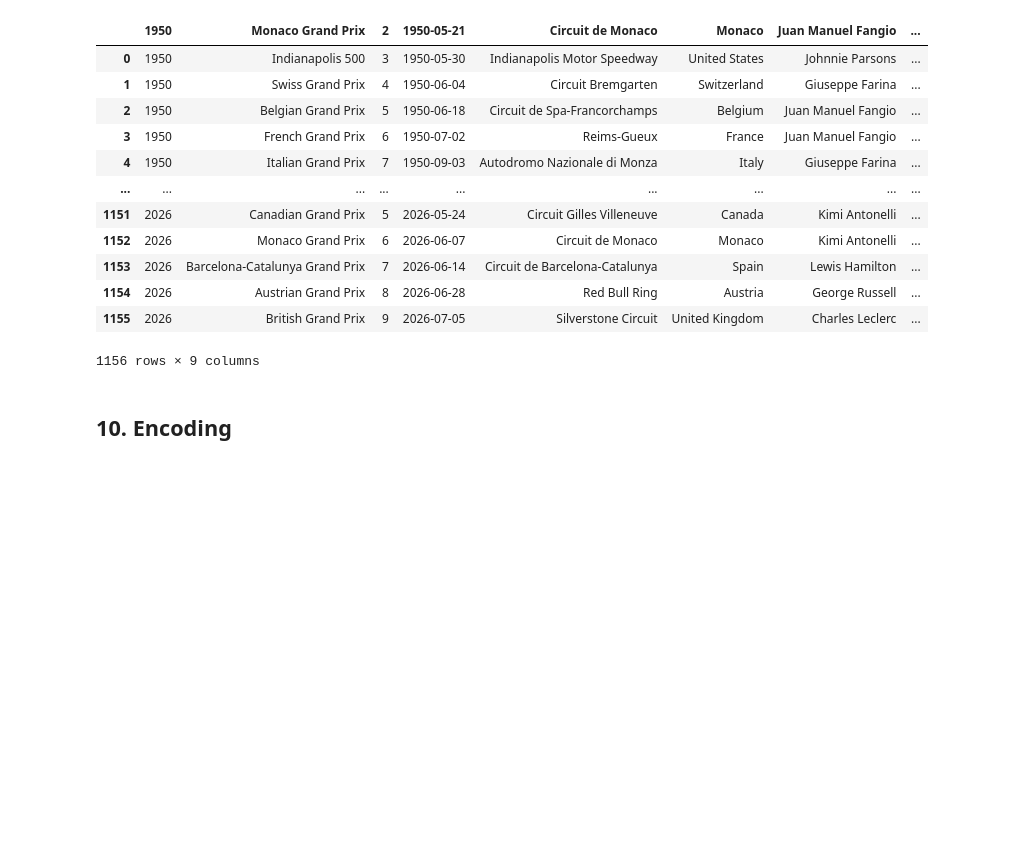
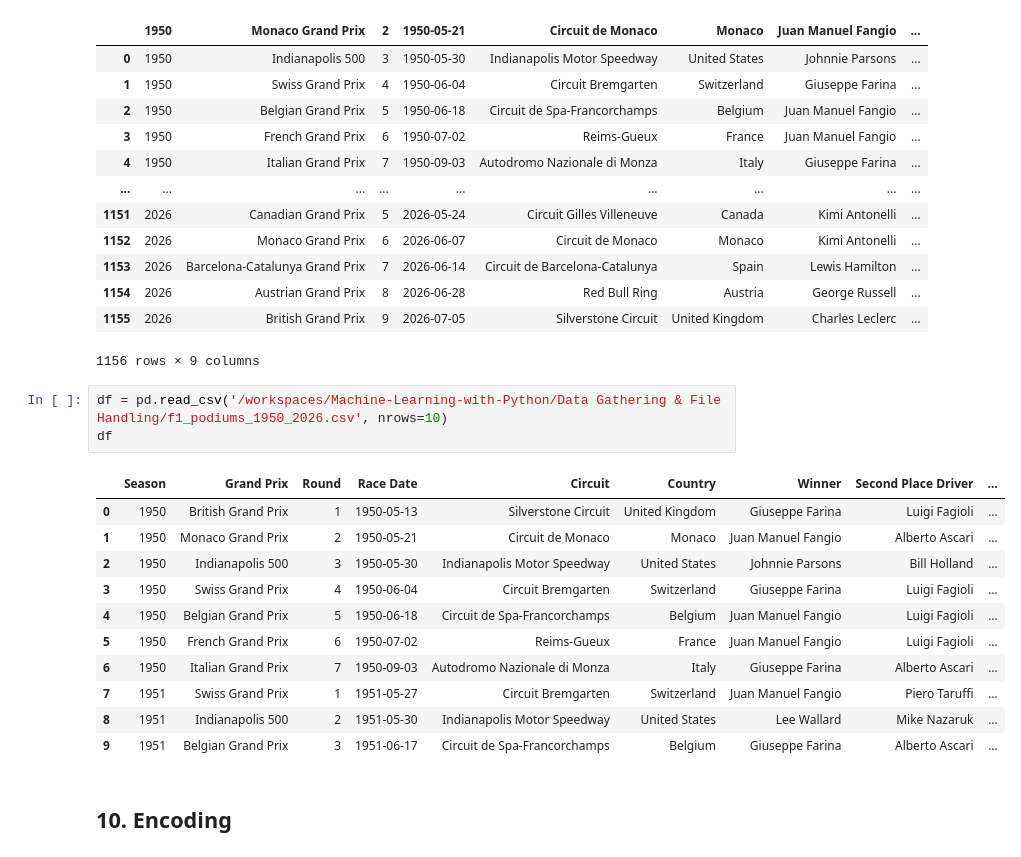
Before and after one commit to aayushmanz/Machine-Learning-with-Python, a Jupyter notebook: Data Gathering & File Handling/Read CSV File For ML.ipynb, the cells around one changed output. Saved outputs shown, nothing was run; the diff lists cells and outputs as text; blank space fills up the shorter version.

```diff
--- a/Data Gathering & File Handling/Read CSV File For ML.ipynb
+++ b/Data Gathering & File Handling/Read CSV File For ML.ipynb
@@ -234,5 +222,20 @@ df
 | 1154 | 2026 | Austrian Grand Prix | 8 | 2026-06-28 | Red Bull Ring | Austria | George Russell | ... |
 | 1155 | 2026 | British Grand Prix | 9 | 2026-07-05 | Silverstone Circuit | United Kingdom | Charles Leclerc | ... |
 1156 rows × 9 columns
+# %%
+df = pd.read_csv('/workspaces/Machine-Learning-with-Python/Data Gathering & File Handling/f1_podiums_1950_2026.csv', nrows=10)
+df
+# %% [output]
+|  | Season | Grand Prix | Round | Race Date | Circuit | Country | Winner | Second Place Driver | ... |
+| 0 | 1950 | British Grand Prix | 1 | 1950-05-13 | Silverstone Circuit | United Kingdom | Giuseppe Farina | Luigi Fagioli | ... |
+| 1 | 1950 | Monaco Grand Prix | 2 | 1950-05-21 | Circuit de Monaco | Monaco | Juan Manuel Fangio | Alberto Ascari | ... |
+| 2 | 1950 | Indianapolis 500 | 3 | 1950-05-30 | Indianapolis Motor Speedway | United States | Johnnie Parsons | Bill Holland | ... |
+| 3 | 1950 | Swiss Grand Prix | 4 | 1950-06-04 | Circuit Bremgarten | Switzerland | Giuseppe Farina | Luigi Fagioli | ... |
+| 4 | 1950 | Belgian Grand Prix | 5 | 1950-06-18 | Circuit de Spa-Francorchamps | Belgium | Juan Manuel Fangio | Luigi Fagioli | ... |
+| 5 | 1950 | French Grand Prix | 6 | 1950-07-02 | Reims-Gueux | France | Juan Manuel Fangio | Luigi Fagioli | ... |
+| 6 | 1950 | Italian Grand Prix | 7 | 1950-09-03 | Autodromo Nazionale di Monza | Italy | Giuseppe Farina | Alberto Ascari | ... |
+| 7 | 1951 | Swiss Grand Prix | 1 | 1951-05-27 | Circuit Bremgarten | Switzerland | Juan Manuel Fangio | Piero Taruffi | ... |
+| 8 | 1951 | Indianapolis 500 | 2 | 1951-05-30 | Indianapolis Motor Speedway | United States | Lee Wallard | Mike Nazaruk | ... |
+| 9 | 1951 | Belgian Grand Prix | 3 | 1951-06-17 | Circuit de Spa-Francorchamps | Belgium | Giuseppe Farina | Alberto Ascari | ... |
 # %% [markdown]
 ## 10. Encoding
```
Also changed, not shown: parts of 3 cells of this notebook.
